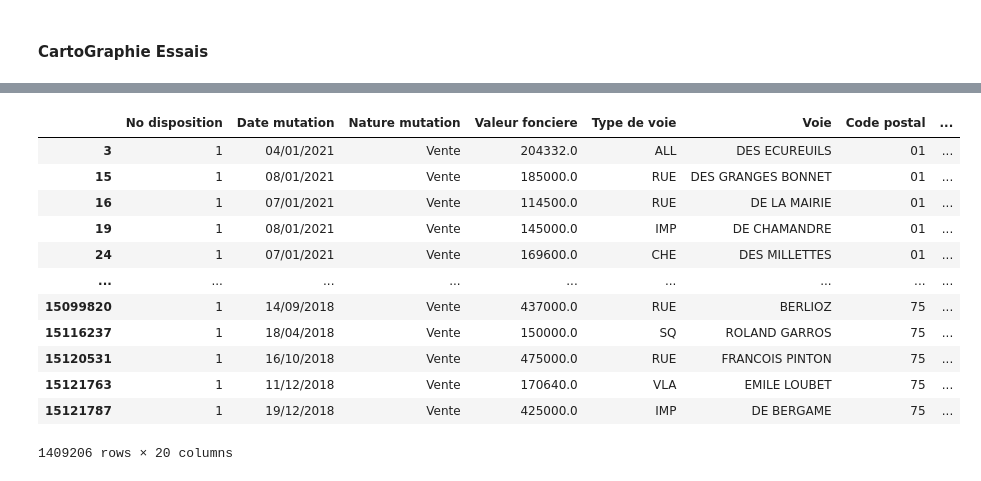
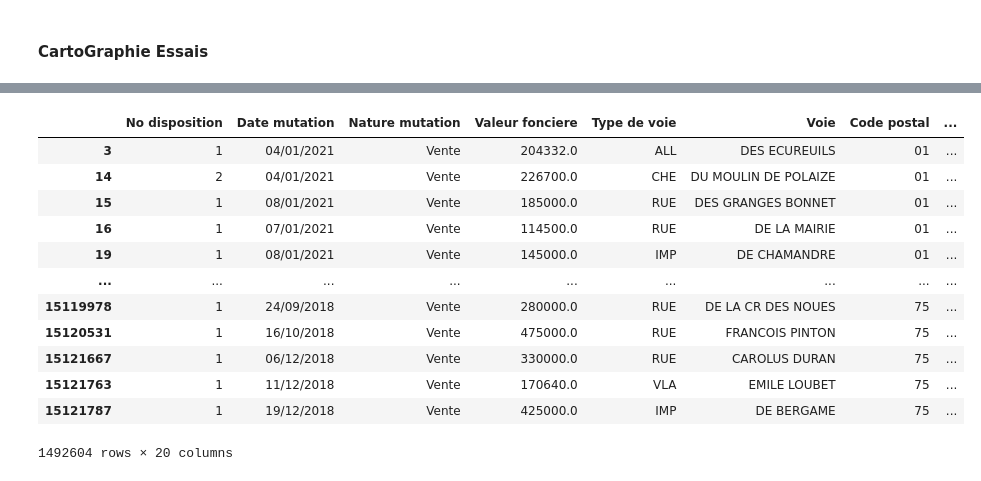
Before and after one commit to dounya-bourhani/ProjetPython, a Jupyter notebook: cartographie.ipynb, the cells around one changed output, grey strips where cells are left out. Drawn from its saved outputs; the diff is of its cells as text; code cells hidden in the pictures.

```diff
--- a/cartographie.ipynb
+++ b/cartographie.ipynb
@@ -39,7 +49,7 @@ dtype: object
 # %%
 import sys
 df = df.dropna(subset=['Code postal'])
-df = df.dropna(subset=['Surface terrain'])
+df = df.dropna(subset=['Surface reelle bati'])
 
 
 
@@ -47,44 +57,44 @@ def tronquer_valeur(valeur):
     str_valeur = str(valeur)
     if len(str_valeur) == 7:
         return int(str_valeur[:2])
     elif len(str_valeur) == 6:
         return int(str_valeur[:1])
     else:
         return str_valeur
 
 def ajout_0(valeur):
     str_valeur = str(valeur)
     if len(str_valeur) == 1:
         return ('0' + str(str_valeur))
     else:
         return str_valeur
 
 df['Code postal'] = df['Code postal'].astype(str)
 df['Code postal'] = df['Code postal'].apply(tronquer_valeur)
 df['Code postal'] = df['Code postal'].apply(ajout_0)
 df['Code postal'] = df['Code postal'].astype(str)
 
 
 
 #dd = df.groupby('Code postal')['Valeur fonciere'].mean()
 #print(df)
 
 df
 #df.dtypes
 # %% [output]
 |  | No disposition | Date mutation | Nature mutation | Valeur fonciere | Type de voie | Voie | Code postal | ... |
 | 3 | 1 | 04/01/2021 | Vente | 204332.0 | ALL | DES ECUREUILS | 01 | ... |
+| 14 | 2 | 04/01/2021 | Vente | 226700.0 | CHE | DU MOULIN DE POLAIZE | 01 | ... |
 | 15 | 1 | 08/01/2021 | Vente | 185000.0 | RUE | DES GRANGES BONNET | 01 | ... |
 | 16 | 1 | 07/01/2021 | Vente | 114500.0 | RUE | DE LA MAIRIE | 01 | ... |
 | 19 | 1 | 08/01/2021 | Vente | 145000.0 | IMP | DE CHAMANDRE | 01 | ... |
-| 24 | 1 | 07/01/2021 | Vente | 169600.0 | CHE | DES MILLETTES | 01 | ... |
 | ... | ... | ... | ... | ... | ... | ... | ... | ... |
-| 15099820 | 1 | 14/09/2018 | Vente | 437000.0 | RUE | BERLIOZ | 75 | ... |
-| 15116237 | 1 | 18/04/2018 | Vente | 150000.0 | SQ | ROLAND GARROS | 75 | ... |
+| 15119978 | 1 | 24/09/2018 | Vente | 280000.0 | RUE | DE LA CR DES NOUES | 75 | ... |
 | 15120531 | 1 | 16/10/2018 | Vente | 475000.0 | RUE | FRANCOIS PINTON | 75 | ... |
+| 15121667 | 1 | 06/12/2018 | Vente | 330000.0 | RUE | CAROLUS DURAN | 75 | ... |
 | 15121763 | 1 | 11/12/2018 | Vente | 170640.0 | VLA | EMILE LOUBET | 75 | ... |
 | 15121787 | 1 | 19/12/2018 | Vente | 425000.0 | IMP | DE BERGAME | 75 | ... |
-1409206 rows × 20 columns
+1492604 rows × 20 columns
 # %%
 sf = pd.merge(sf, df, left_on='code', right_on='Code postal')
 sf
```
Also changed, not shown: parts of 6 cells of this notebook, 1 other file.
